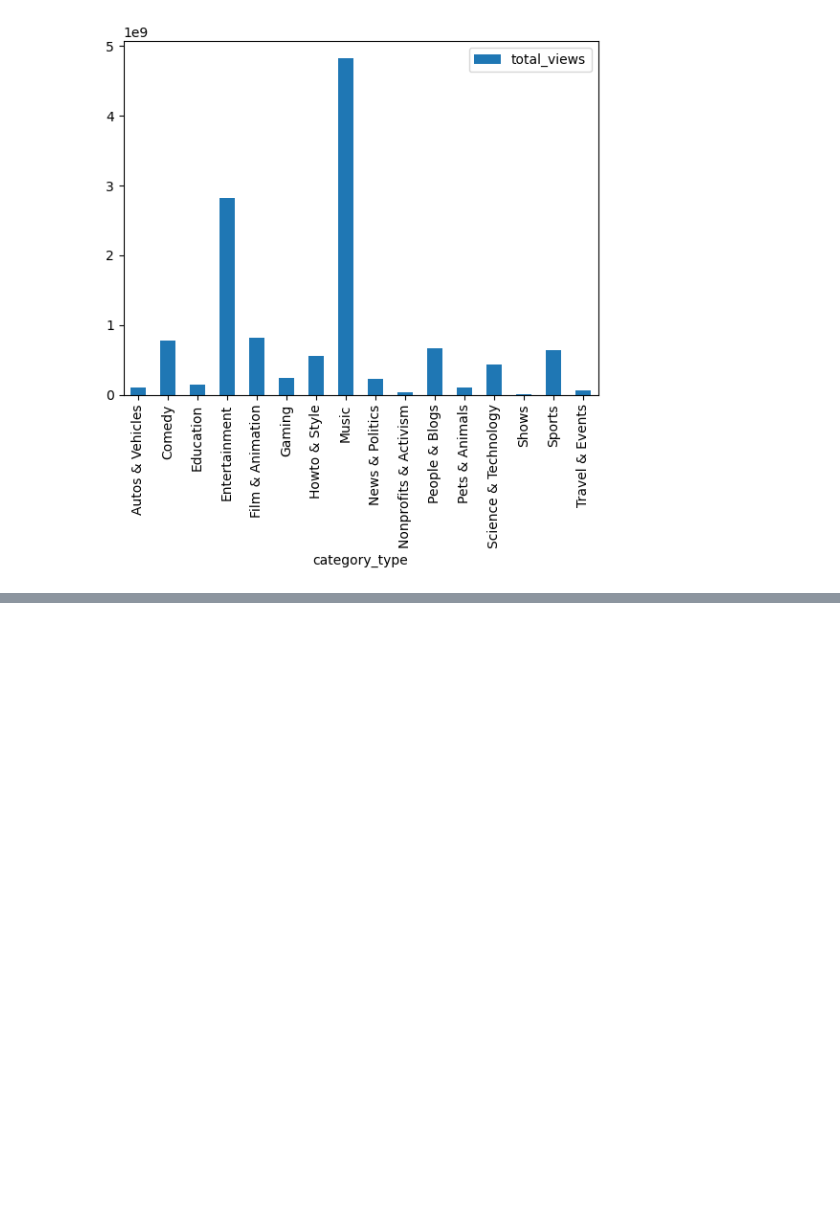
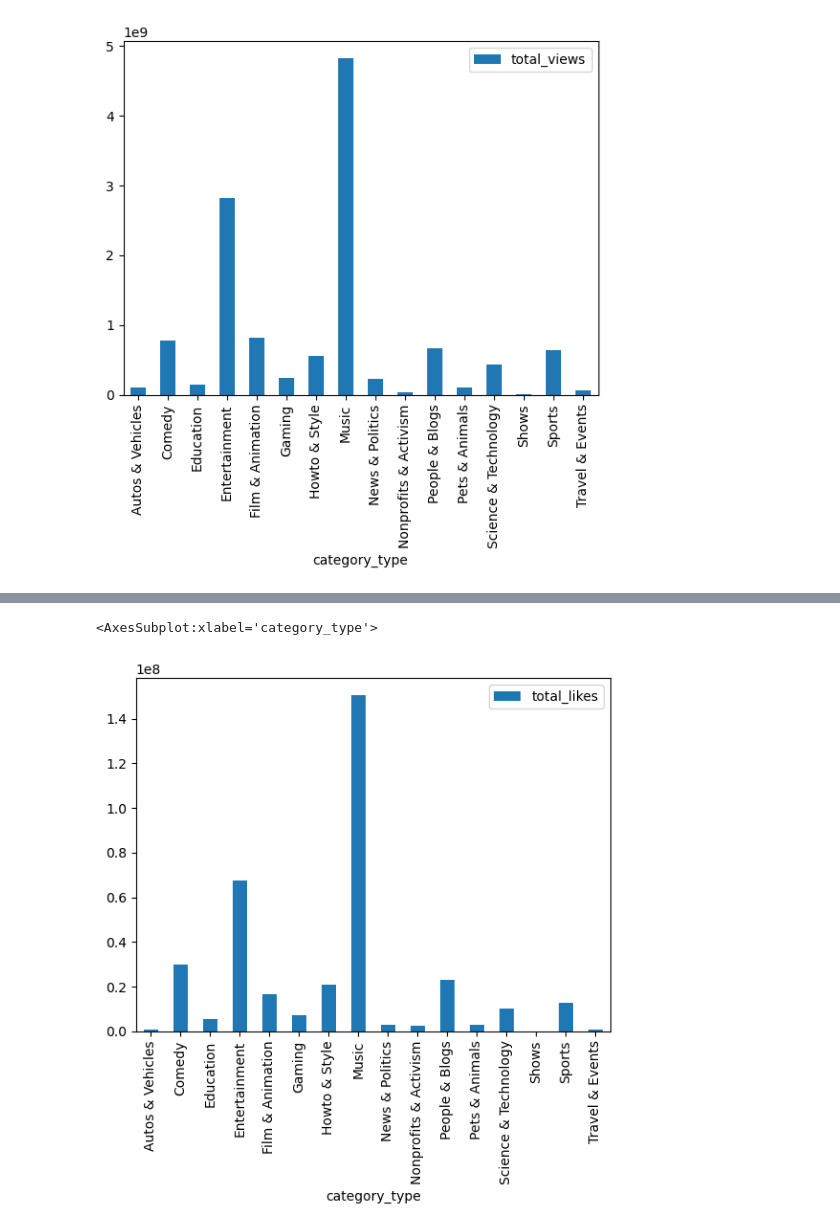
Before and after one commit to GFAmsterdam/Youtube_Trending_Video_Analysis, a Jupyter notebook: Ming/exploratory_analysis/exploratory_analysis.ipynb, the cells around one changed output, grey strips where cells are left out. Drawn from its saved outputs; the diff is of its cells as text; code cells hidden in the pictures; blank space fills up the shorter version.

```diff
--- a/exploratory_analysis/exploratory_analysis.ipynb
+++ b/Ming/exploratory_analysis/exploratory_analysis.ipynb
@@ -141,3 +141,10 @@ total_views_by_cat_df.plot(kind="bar")
 # %% [output]
 <AxesSubplot:xlabel='category_type'>
 [figure]
+# %%
+# Total likes by categories
+likes_by_cat = us_videos_df.groupby('category_type').sum()['likes']
+
+likes_by_cat_df = pd.DataFrame({"total_likes" : likes_by_cat})
+
+likes_by_cat_df
@@ -143,0 +170,6 @@ total_views_by_cat_df.plot(kind="bar")
+# %%
+# Create a bar chart for total likes by categories
+likes_by_cat_df.plot(kind="bar")
+# %% [output]
+<AxesSubplot:xlabel='category_type'>
+[figure, added]
```
Also changed, not shown: parts of 2 cells of this notebook, 6 other files.
